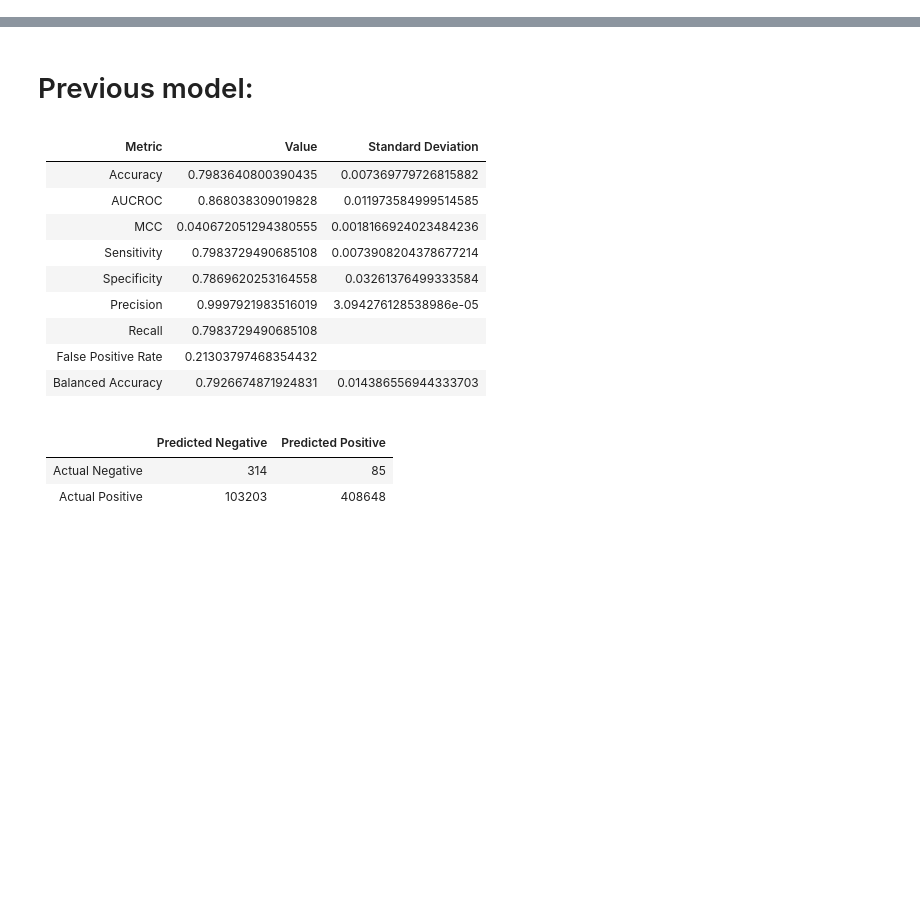
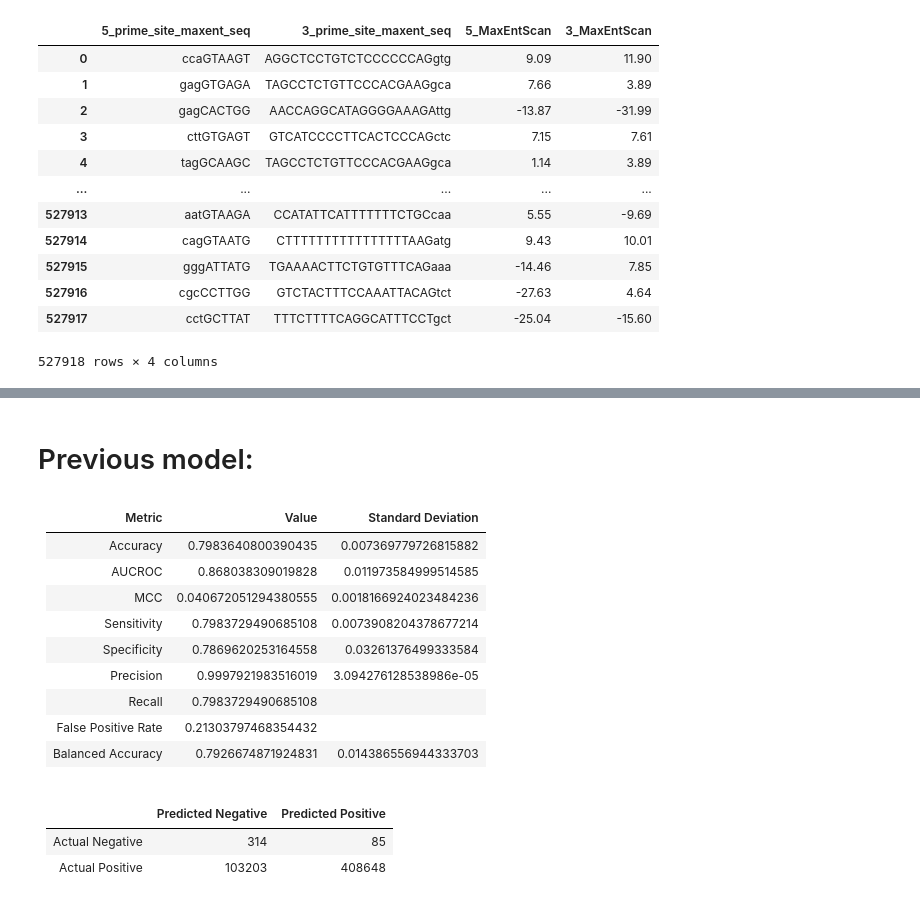
Before and after one commit to EnsemblGSOC/IntronOrNot, a Jupyter notebook: 5 - model 2 (with simulated negative introns).ipynb, the cells around one changed output, grey strips where cells are left out. Saved outputs shown, nothing was run; the diff lists cells and outputs as text; code cells hidden in the pictures; blank space fills up the shorter version.

```diff
--- a/5 - model 2 (with simulated negative introns).ipynb
+++ b/5 - model 2 (with simulated negative introns).ipynb
@@ -27,0 +29,17 @@ df
+# %%
+df_maxentscan_score = pd.read_csv("data/4.3_maxentscan", sep="\t")
+df_maxentscan_score
+# %% [output]
+|  | 5_prime_site_maxent_seq | 3_prime_site_maxent_seq | 5_MaxEntScan | 3_MaxEntScan |
+| 0 | ccaGTAAGT | AGGCTCCTGTCTCCCCCCAGgtg | 9.09 | 11.90 |
+| 1 | gagGTGAGA | TAGCCTCTGTTCCCACGAAGgca | 7.66 | 3.89 |
+| 2 | gagCACTGG | AACCAGGCATAGGGGAAAGAttg | -13.87 | -31.99 |
+| 3 | cttGTGAGT | GTCATCCCCTTCACTCCCAGctc | 7.15 | 7.61 |
+| 4 | tagGCAAGC | TAGCCTCTGTTCCCACGAAGgca | 1.14 | 3.89 |
+| ... | ... | ... | ... | ... |
+| 527913 | aatGTAAGA | CCATATTCATTTTTTTCTGCcaa | 5.55 | -9.69 |
+| 527914 | cagGTAATG | CTTTTTTTTTTTTTTTTAAGatg | 9.43 | 10.01 |
+| 527915 | gggATTATG | TGAAAACTTCTGTGTTTCAGaaa | -14.46 | 7.85 |
+| 527916 | cgcCCTTGG | GTCTACTTTCCAAATTACAGtct | -27.63 | 4.64 |
+| 527917 | cctGCTTAT | TTTCTTTTCAGGCATTTCCTgct | -25.04 | -15.60 |
+527918 rows × 4 columns
```
Also changed, not shown: parts of 20 cells of this notebook.
